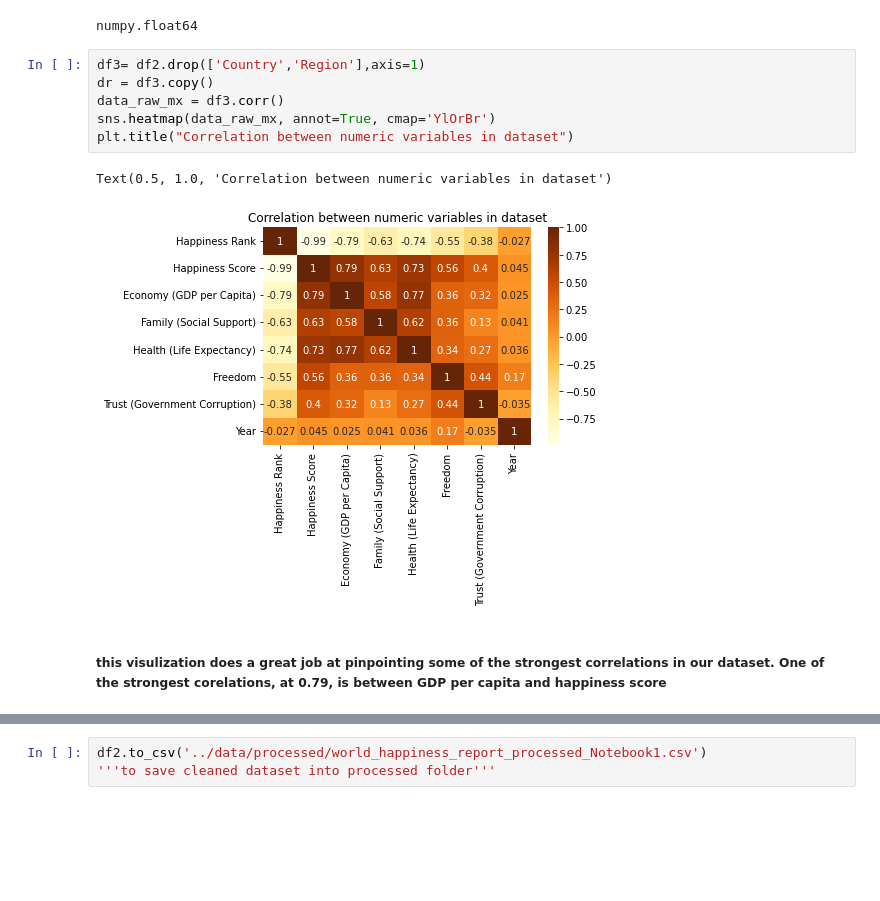
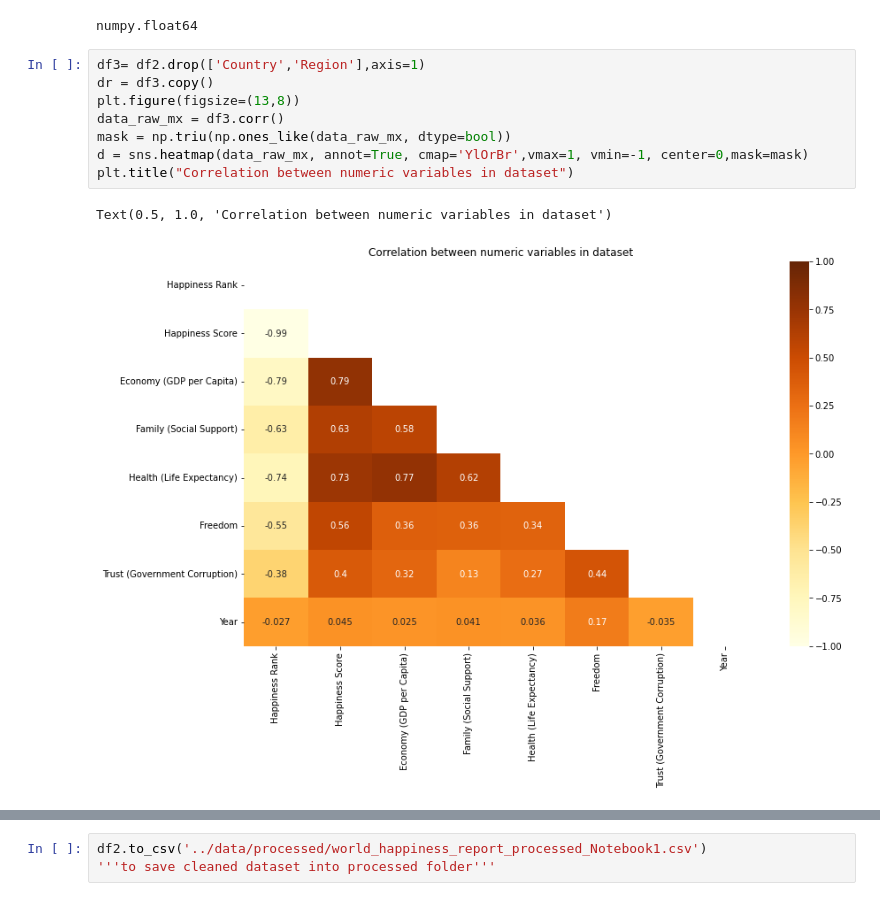
Before and after one commit to ubco-W2022T1-cosc301/project-group47, a Jupyter notebook: notebooks/analysis1.ipynb, the cells around one changed output, grey strips where cells are left out. Saved outputs shown, nothing was run; the diff lists cells and outputs as text; blank space fills up the shorter version.

```diff
--- a/notebooks/analysis1.ipynb
+++ b/notebooks/analysis1.ipynb
@@ -231,11 +231,11 @@ numpy.float64
 # %%
 df3= df2.drop(['Country','Region'],axis=1)
 dr = df3.copy()
+plt.figure(figsize=(13,8))
 data_raw_mx = df3.corr()
-sns.heatmap(data_raw_mx, annot=True, cmap='YlOrBr')
+mask = np.triu(np.ones_like(data_raw_mx, dtype=bool))
+d = sns.heatmap(data_raw_mx, annot=True, cmap='YlOrBr',vmax=1, vmin=-1, center=0,mask=mask)
 plt.title("Correlation between numeric variables in dataset")
 # %% [output]
 Text(0.5, 1.0, 'Correlation between numeric variables in dataset')
-[figure, old version]
+[figure, new version]
-# %% [markdown]
-##### this visulization does a great job at pinpointing some of the strongest correlations in our dataset. One of the strongest corelations, at 0.79, is between GDP per capita and happiness score
```
Also changed, not shown: parts of 2 cells of this notebook.
